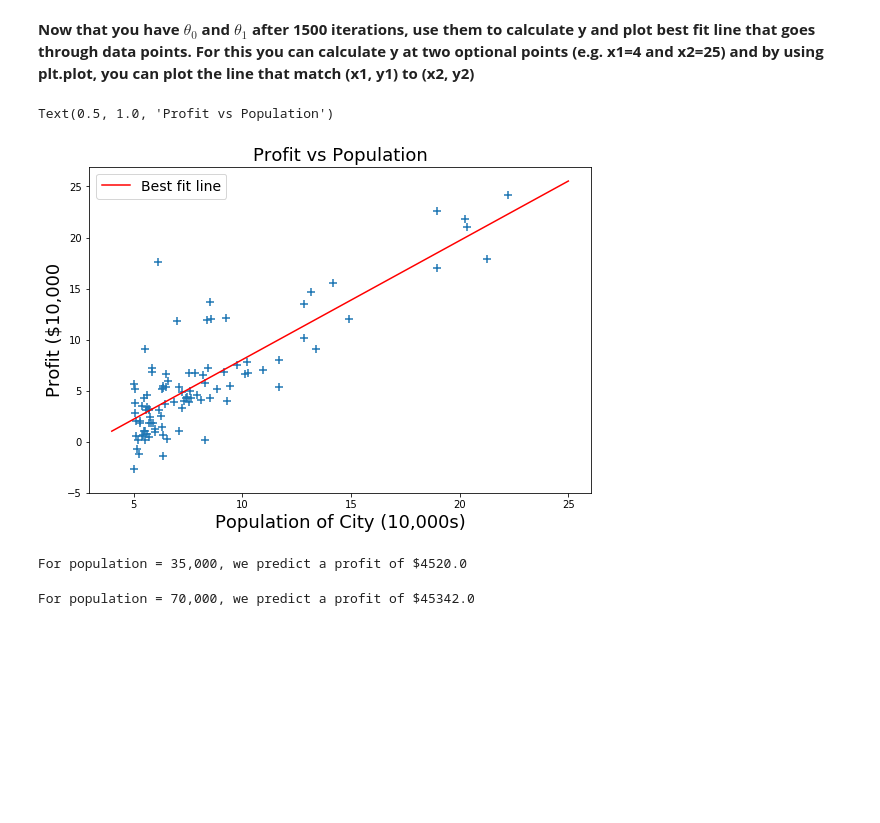
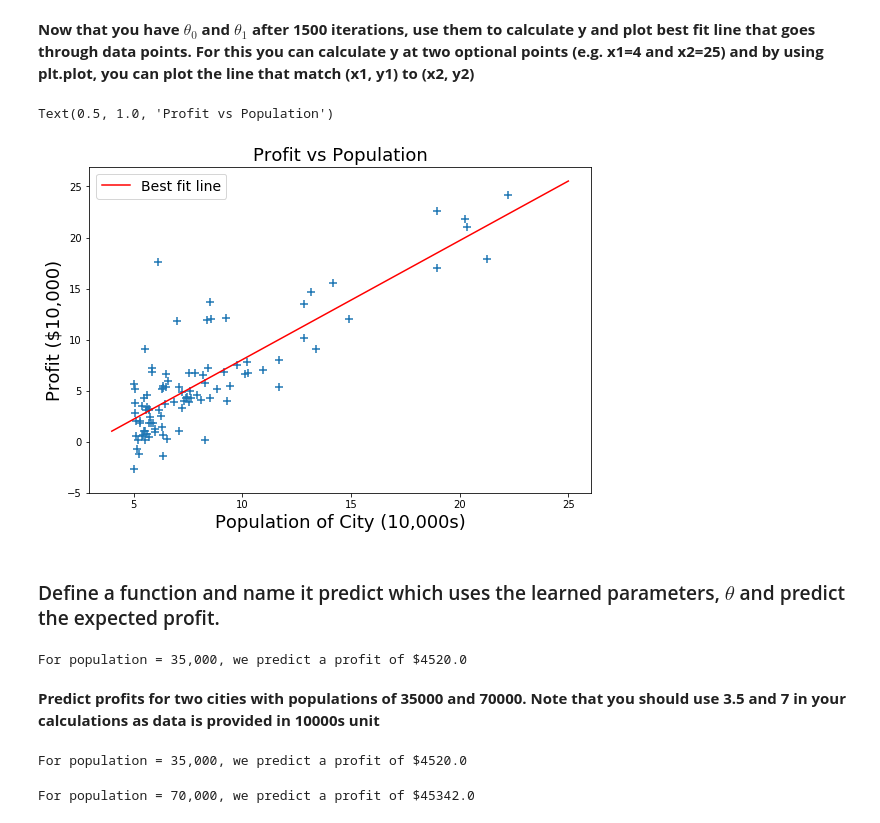
Before and after one commit to mzhoolideh/Intro_To_ML, a Jupyter notebook: hm1.ipynb, the cells around one changed output. Saved outputs shown, nothing was run; the diff lists cells and outputs as text; code cells hidden in the pictures; blank space fills up the shorter version.

Commit message:
prediction functions defined

```diff
--- a/hm1.ipynb
+++ b/hm1.ipynb
@@ -173,18 +173,20 @@ Text(0.5, 1.0, 'Cost function using Gradient Descent')
 # %%
 plt.figure(figsize=(9,6))
 plt.scatter(data[:,0],data[:,1], marker='+', s=75)
 x_value=[4,25]
 y_value=[theta[0] + x*theta[1] for x in x_value]
 plt.plot(x_value,y_value,color="r", label='Best fit line')
 plt.xticks(np.arange(5,30,step=5))
 plt.yticks(np.arange(-5,30,step=5))
 plt.xlabel("Population of City (10,000s)", fontsize=18)
-plt.ylabel("Profit ($10,000", fontsize=18)
+plt.ylabel("Profit ($10,000)", fontsize=18)
 plt.legend(fontsize=14)
 plt.title("Profit vs Population", fontsize=18)
 # %% [output]
 Text(0.5, 1.0, 'Profit vs Population')
-[figure, old version]
+[figure, new version]
+# %% [markdown]
+### Define a function and name it predict which uses the learned parameters, $\theta$ and predict the expected profit.
 # %%
 def predict(x,theta):
     """
@@ -200,5 +204,13 @@ print("For population = 35,000, we predict a profit of $"+str(round(predict1,0))
 # %% [output]
 For population = 35,000, we predict a profit of $4520.0
+# %% [markdown]
+**Predict profits for two cities with populations of 35000 and 70000. Note that you should use 3.5 and 7
+in your calculations as data is provided in 10000s unit**
+# %%
+predict1 = predict(np.array([1,3.5]),theta)*10000
+print("For population = 35,000, we predict a profit of $"+str(round(predict1,0)))
+# %% [output]
+For population = 35,000, we predict a profit of $4520.0
 # %%
 predict2=predict(np.array([1,7]),theta)*10000
 print("For population = 70,000, we predict a profit of $"+str(round(predict2,0)))
```
Also changed, not shown: parts of 1 cell of this notebook.
